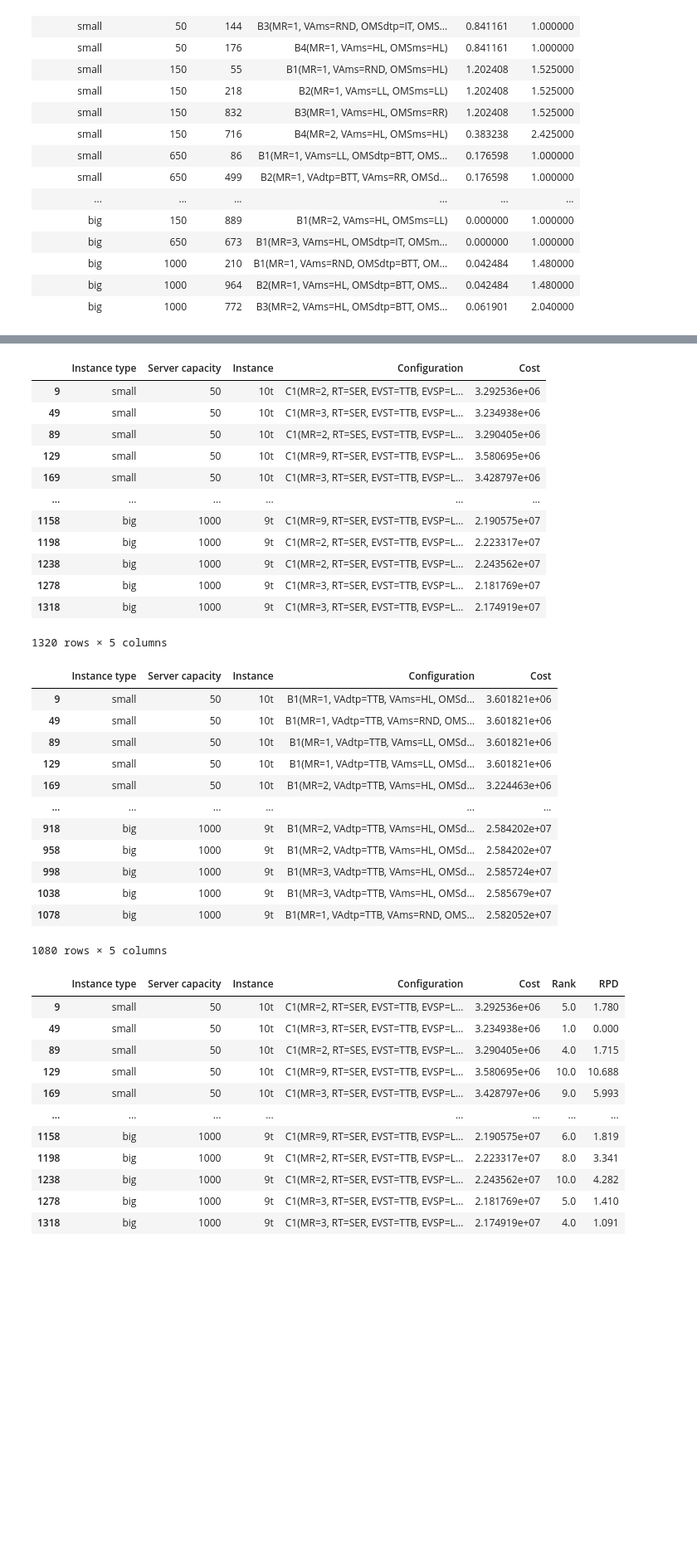
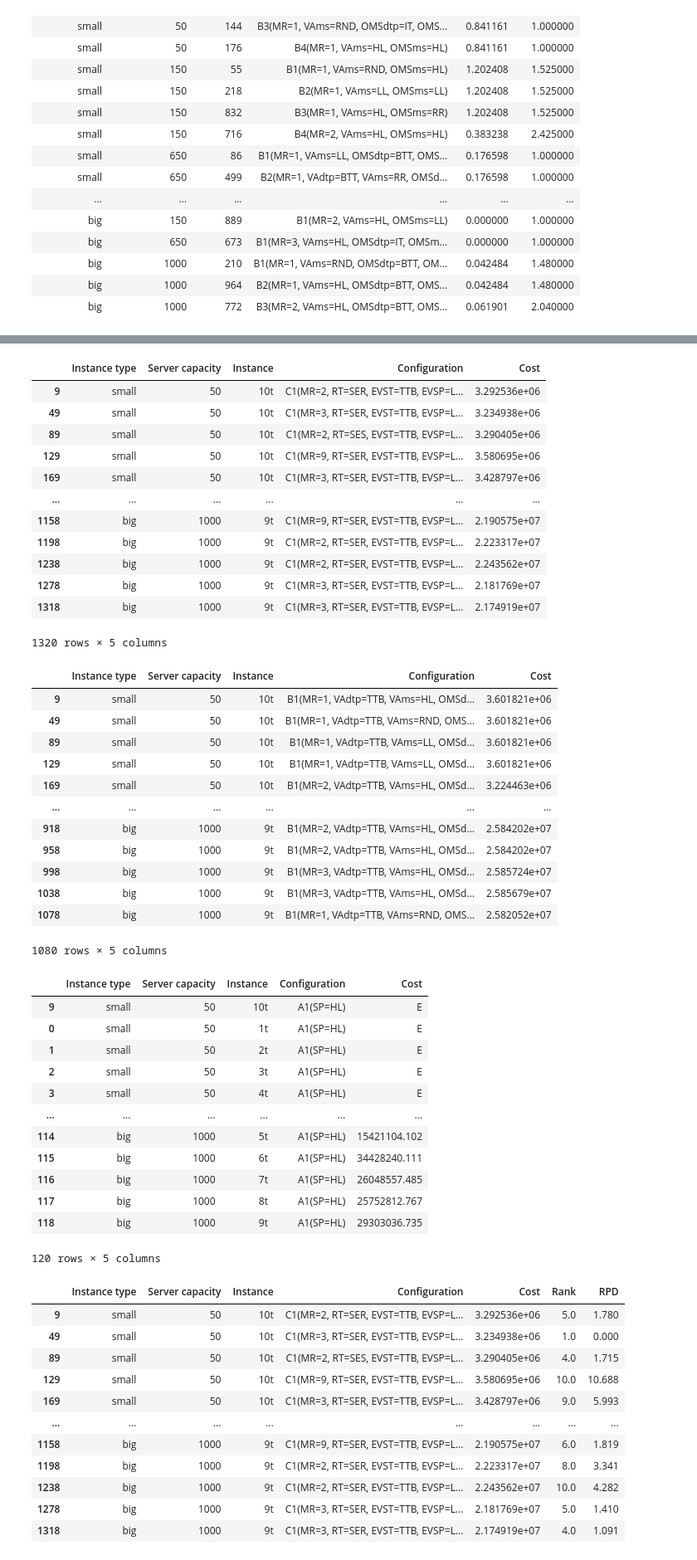
Before and after one commit to codeurjc/FacebookVideosLive18-Analysis, a Jupyter notebook: irace.ipynb, the cells around one changed output, grey strips where cells are left out. Shown at 83% size. Cells and saved outputs as stored; diff of their text form; code cells hidden in the pictures; blank space fills up the shorter version.

```diff
--- a/irace.ipynb
+++ b/irace.ipynb
@@ -518,6 +518,10 @@ best_elites_b = {
     "B1(MR=1, VAdtp=TTB, VAms=RND, OMSdtp=BTT, OMSms=RR)": ("big", "1000"),
 }
 
+best_elites_a = {
+    "A1(SP=HL)": [("small", "50"), ("small", "150"), ("small", "650"), ("small", "1000"), ("medium", "50"), ("medium", "150"), ("medium", "650"), ("medium", "1000"), ("big", "50"), ("big", "150"), ("big", "650"), ("big", "1000")]
+}
+
 def convert_best_elites_to_df(be):
 # convert best_elites to a dataframe
     best_elites_df = pd.DataFrame(
@@ -547,6 +551,7 @@ def convert_best_elites_to_df(be):
 
 best_elites_df = convert_best_elites_to_df(best_elites)
 best_elites_df_b = convert_best_elites_to_df(best_elites_b)
+best_elites_df_a = convert_best_elites_to_df(best_elites_a)
 display(best_elites_df)
 best_elites_df.to_latex(
     "best_elites.tex",
@@ -559,6 +564,7 @@ best_elites_df_b.to_latex(
     index=False,
     caption="Best Elite Configurations for Each Instance Type and Server Capacity (B)",
 )
+display(best_elites_df_a)
 # %% [output]
 |  | Instance type | Server capacity | Configuration |
 | 0 | small | 50 | C1(MR=2, RT=SER, EVST=TTB, EVSP=L... |
@@ -599,6 +618,7 @@ best_elite_runs = pd.DataFrame(
     ]
 )
 best_elite_runs_b = best_elite_runs.copy()
+best_elite_runs_a = best_elite_runs.copy()
 def parse_log(file, instance_type, be, ber):
     with open(file, "r") as f:
         df_row = {
@@ -609,7 +629,11 @@ def parse_log(file, instance_type, be, ber):
             "Instance": None,
             "Cost": None,
         }
+        skip_next = False
         for line in f:
+            if skip_next:
+                skip_next = False
+                continue
             if "Output for" in line:
                 # Find substring CAPACITY= and read the number after it, preceeding the ,
                 server_capacity = line.split("CAPACITY=")[1].split(",")[0]
@@ -617,6 +641,9 @@ def parse_log(file, instance_type, be, ber):
                 real_instance = str(int(instance) - 29) + "t"
                 config = line.split("args=")[1].strip()
                 best_config = be.get(config, None)
+                if best_config is None:
+                    skip_next = True
+                    continue
                 if isinstance(best_config, list):
                     for best in best_config:
                         df_row["Was best elite"] = "F"
@@ -635,17 +662,23 @@ def parse_log(file, instance_type, be, ber):
                 df_row["Instance"] = real_instance
                 df_row["Configuration"] = config
             else:
-                cost = float(line.split(" ")[0])
-                df_row["Cost"] = cost
+                if "Error" in line:
+                    df_row["Cost"] = "E"
+                else:
+                    cost = float(line.split(" ")[0])
+                    df_row["Cost"] = cost
                 ber.loc[len(ber)] = df_row
 
 
+parse_log("test_elite_configs/a_small.log", "small", best_elites_a, best_elite_runs_a)
+parse_log("test_elite_configs/a_medium.log", "medium", best_elites_a, best_elite_runs_a)
+parse_log("test_elite_configs/a_big.log", "big", best_elites_a, best_elite_runs_a)
+parse_log("test_elite_configs/b_small.log", "small", best_elites_b, best_elite_runs_b)
+parse_log("test_elite_configs/b_medium.log", "medium", best_elites_b, best_elite_runs_b)
+parse_log("test_elite_configs/b_big.log", "big", best_elites_b, best_elite_runs_b)
 parse_log("test_elite_configs/small.log", "small", best_elites, best_elite_runs)
 parse_log("test_elite_configs/medium.log", "medium", best_elites, best_elite_runs)
 parse_log("test_elite_configs/big.log", "big", best_elites, best_elite_runs)
-parse_log("test_elite_configs/b_small.log", "small", best_elites_b, best_elite_runs_b)
-parse_log("test_elite_configs/b_medium.log", "medium", best_elites_b, best_elite_runs_b)
-parse_log("test_elite_configs/b_big.log", "big", best_elites_b, best_elite_runs_b)
 display(
     best_elite_runs.sort_values(
         by=["Instance type", "Server capacity", "Instance"],
@@ -658,33 +691,52 @@ display(
         ascending=[False, True, True],
     )
 )
+display(
+    best_elite_runs_a.sort_values(
+        by=["Instance type", "Server capacity", "Instance"],
+        ascending=[False, True, True],
+    )
+)
 # %% [output]
 |  | Instance type | Server capacity | Instance | Configuration | Cost |
 | 9 | small | 50 | 10t | C1(MR=2, RT=SER, EVST=TTB, EVSP=L... | 3.292536e+06 |
 | 49 | small | 50 | 10t | C1(MR=3, RT=SER, EVST=TTB, EVSP=L... | 3.234938e+06 |
 | 89 | small | 50 | 10t | C1(MR=2, RT=SES, EVST=TTB, EVSP=L... | 3.290405e+06 |
 | 129 | small | 50 | 10t | C1(MR=9, RT=SER, EVST=TTB, EVSP=L... | 3.580695e+06 |
 | 169 | small | 50 | 10t | C1(MR=3, RT=SER, EVST=TTB, EVSP=L... | 3.428797e+06 |
 | ... | ... | ... | ... | ... | ... |
 | 1158 | big | 1000 | 9t | C1(MR=9, RT=SER, EVST=TTB, EVSP=L... | 2.190575e+07 |
 | 1198 | big | 1000 | 9t | C1(MR=2, RT=SER, EVST=TTB, EVSP=L... | 2.223317e+07 |
 | 1238 | big | 1000 | 9t | C1(MR=2, RT=SER, EVST=TTB, EVSP=L... | 2.243562e+07 |
 | 1278 | big | 1000 | 9t | C1(MR=3, RT=SER, EVST=TTB, EVSP=L... | 2.181769e+07 |
 | 1318 | big | 1000 | 9t | C1(MR=3, RT=SER, EVST=TTB, EVSP=L... | 2.174919e+07 |
 1320 rows × 5 columns
 |  | Instance type | Server capacity | Instance | Configuration | Cost |
 | 9 | small | 50 | 10t | B1(MR=1, VAdtp=TTB, VAms=HL, OMSd... | 3.601821e+06 |
 | 49 | small | 50 | 10t | B1(MR=1, VAdtp=TTB, VAms=RND, OMS... | 3.601821e+06 |
 | 89 | small | 50 | 10t | B1(MR=1, VAdtp=TTB, VAms=LL, OMSd... | 3.601821e+06 |
 | 129 | small | 50 | 10t | B1(MR=1, VAdtp=TTB, VAms=LL, OMSd... | 3.601821e+06 |
 | 169 | small | 50 | 10t | B1(MR=2, VAdtp=TTB, VAms=HL, OMSd... | 3.224463e+06 |
 | ... | ... | ... | ... | ... | ... |
 | 918 | big | 1000 | 9t | B1(MR=2, VAdtp=TTB, VAms=HL, OMSd... | 2.584202e+07 |
 | 958 | big | 1000 | 9t | B1(MR=2, VAdtp=TTB, VAms=HL, OMSd... | 2.584202e+07 |
 | 998 | big | 1000 | 9t | B1(MR=3, VAdtp=TTB, VAms=HL, OMSd... | 2.585724e+07 |
 | 1038 | big | 1000 | 9t | B1(MR=3, VAdtp=TTB, VAms=HL, OMSd... | 2.585679e+07 |
 | 1078 | big | 1000 | 9t | B1(MR=1, VAdtp=TTB, VAms=RND, OMS... | 2.582052e+07 |
 1080 rows × 5 columns
+|  | Instance type | Server capacity | Instance | Configuration | Cost |
+| 9 | small | 50 | 10t | A1(SP=HL) | E |
+| 0 | small | 50 | 1t | A1(SP=HL) | E |
+| 1 | small | 50 | 2t | A1(SP=HL) | E |
+| 2 | small | 50 | 3t | A1(SP=HL) | E |
+| 3 | small | 50 | 4t | A1(SP=HL) | E |
+| ... | ... | ... | ... | ... | ... |
+| 114 | big | 1000 | 5t | A1(SP=HL) | 15421104.102 |
+| 115 | big | 1000 | 6t | A1(SP=HL) | 34428240.111 |
+| 116 | big | 1000 | 7t | A1(SP=HL) | 26048557.485 |
+| 117 | big | 1000 | 8t | A1(SP=HL) | 25752812.767 |
+| 118 | big | 1000 | 9t | A1(SP=HL) | 29303036.735 |
+120 rows × 5 columns
 # %%
 # For each combination of instance type, server capacity and instance in best_elite_runs, calculate the RPD of all configurations
 def calc_stats_elites(best_elite_runs):
```
Also changed, not shown: parts of 12 cells of this notebook, 1 other file.
